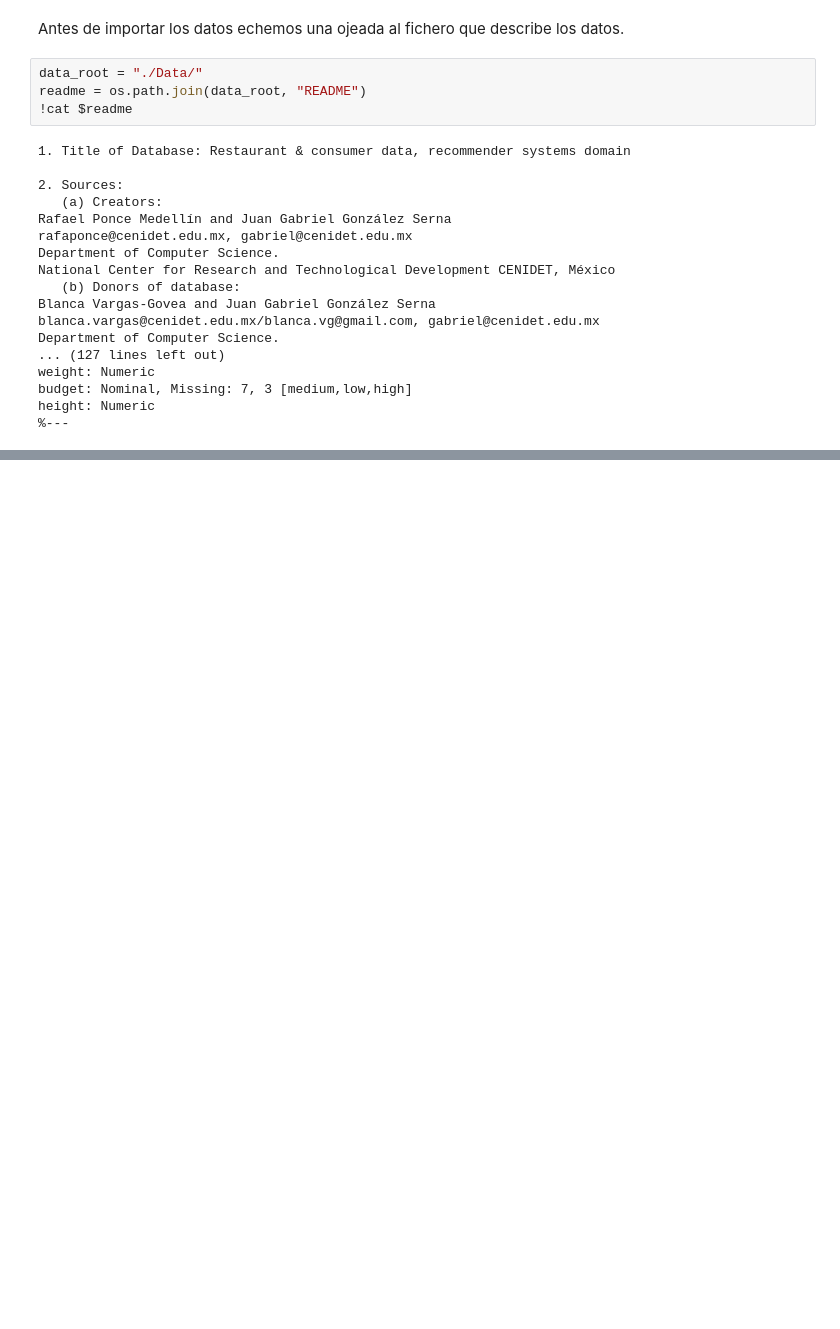
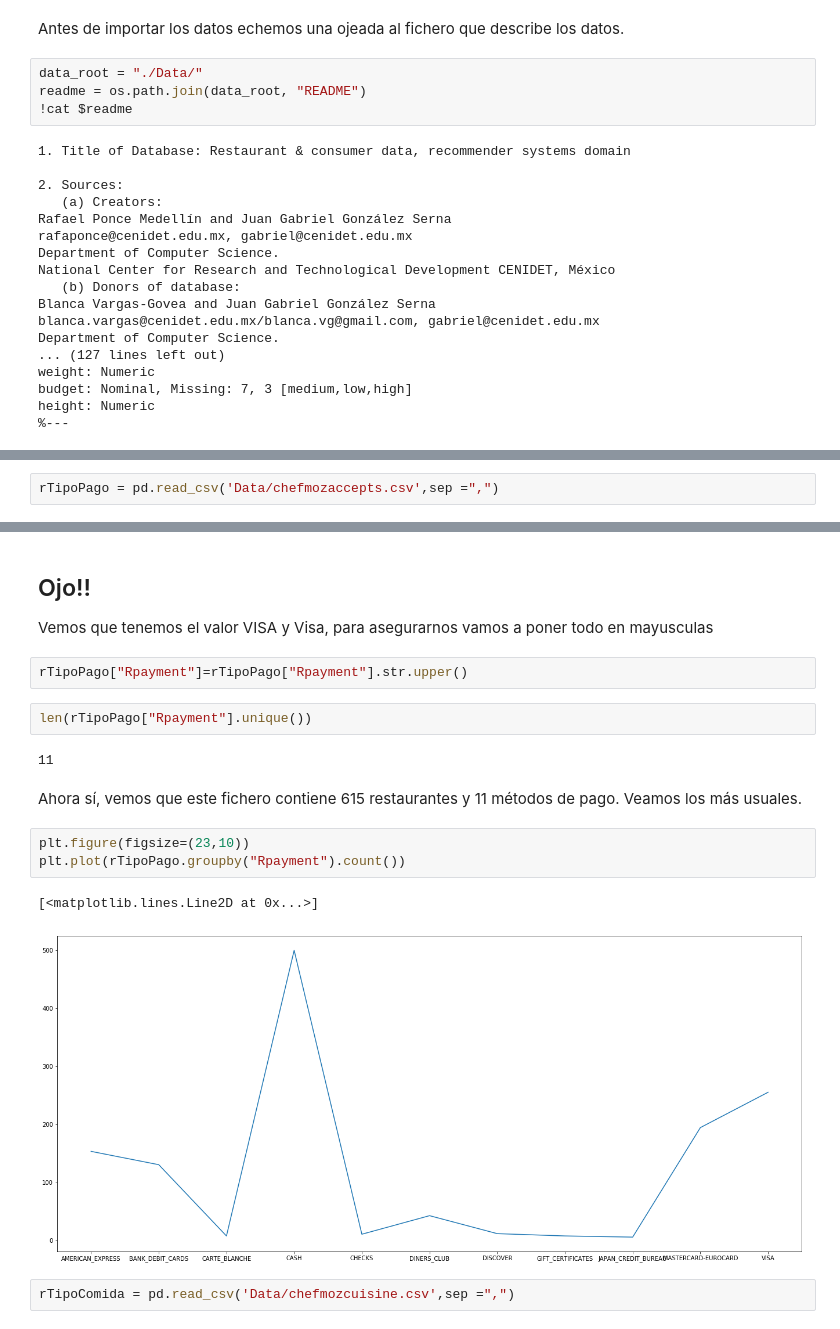
Before and after one commit to jorgeserranodelcerro/TFM_recommender_system, a Jupyter notebook: TFM.ipynb, the cells around one changed output, grey strips where cells are left out. Saved outputs shown, nothing was run; the diff lists cells and outputs as text; blank space fills up the shorter version.

```diff
--- a/TFM.ipynb
+++ b/TFM.ipynb
@@ -30,0 +36,2 @@ height: Numeric
+# %%
+rTipoPago = pd.read_csv('Data/chefmozaccepts.csv',sep =",")
@@ -30,0 +58,19 @@ height: Numeric
+# %% [markdown]
+## Ojo!!
+Vemos que tenemos el valor VISA y Visa, para asegurarnos vamos a poner todo en mayusculas
+# %%
+rTipoPago["Rpayment"]=rTipoPago["Rpayment"].str.upper()
+# %%
+len(rTipoPago["Rpayment"].unique())
+# %% [output]
+11
+# %% [markdown]
+Ahora sí, vemos que este fichero contiene 615 restaurantes y 11 métodos de pago. Veamos los más usuales.
+# %%
+plt.figure(figsize=(23,10))
+plt.plot(rTipoPago.groupby("Rpayment").count())
+# %% [output]
+[<matplotlib.lines.Line2D at 0x...>]
+[figure, added]
+# %%
+rTipoComida = pd.read_csv('Data/chefmozcuisine.csv',sep =",")
```
Also changed, not shown: parts of 20 cells of this notebook.
